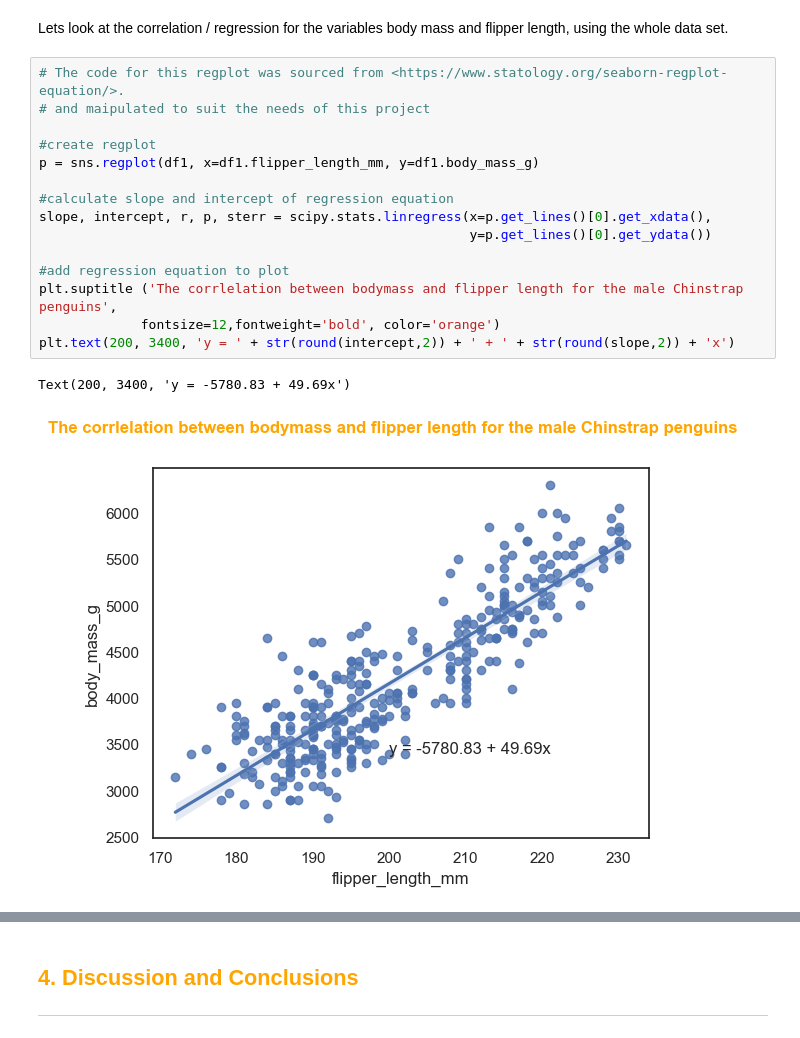
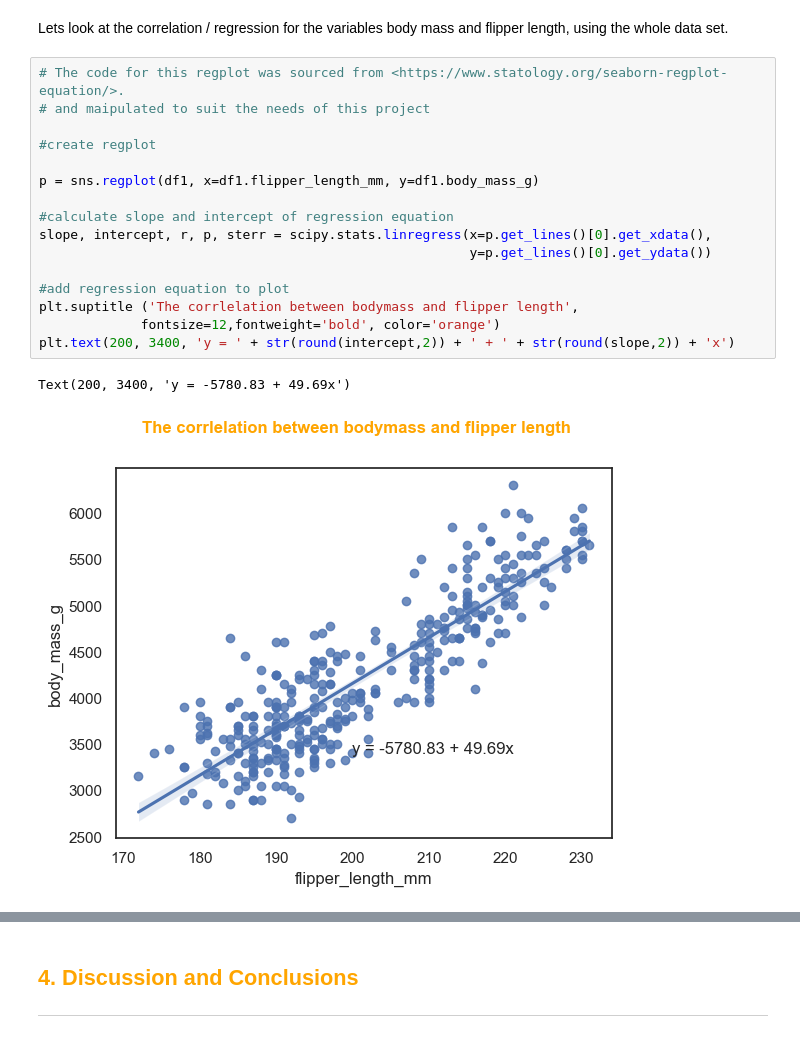
Before and after one commit to Laura6826/PofDA-mywork, a Jupyter notebook: penguins.ipynb, the cells around one changed output, grey strips where cells are left out. Saved outputs shown, nothing was run; the diff lists cells and outputs as text.

```diff
--- a/penguins.ipynb
+++ b/penguins.ipynb
@@ -563,18 +563,19 @@ Lets look at the correlation / regression for the variables body mass and flippe
 # %%
 # The code for this regplot was sourced from <https://www.statology.org/seaborn-regplot-equation/>.
 # and maipulated to suit the needs of this project
 
 #create regplot
+
 p = sns.regplot(df1, x=df1.flipper_length_mm, y=df1.body_mass_g)
 
 #calculate slope and intercept of regression equation
 slope, intercept, r, p, sterr = scipy.stats.linregress(x=p.get_lines()[0].get_xdata(),
                                                        y=p.get_lines()[0].get_ydata())
 
 #add regression equation to plot
-plt.suptitle ('The corrlelation between bodymass and flipper length for the male Chinstrap penguins',
+plt.suptitle ('The corrlelation between bodymass and flipper length',
              fontsize=12,fontweight='bold', color='orange')
 plt.text(200, 3400, 'y = ' + str(round(intercept,2)) + ' + ' + str(round(slope,2)) + 'x')
 # %% [output]
 Text(200, 3400, 'y = -5780.83 + 49.69x')
-[figure, old version]
+[figure, new version]
```
Also changed, not shown: parts of 8 cells of this notebook.
